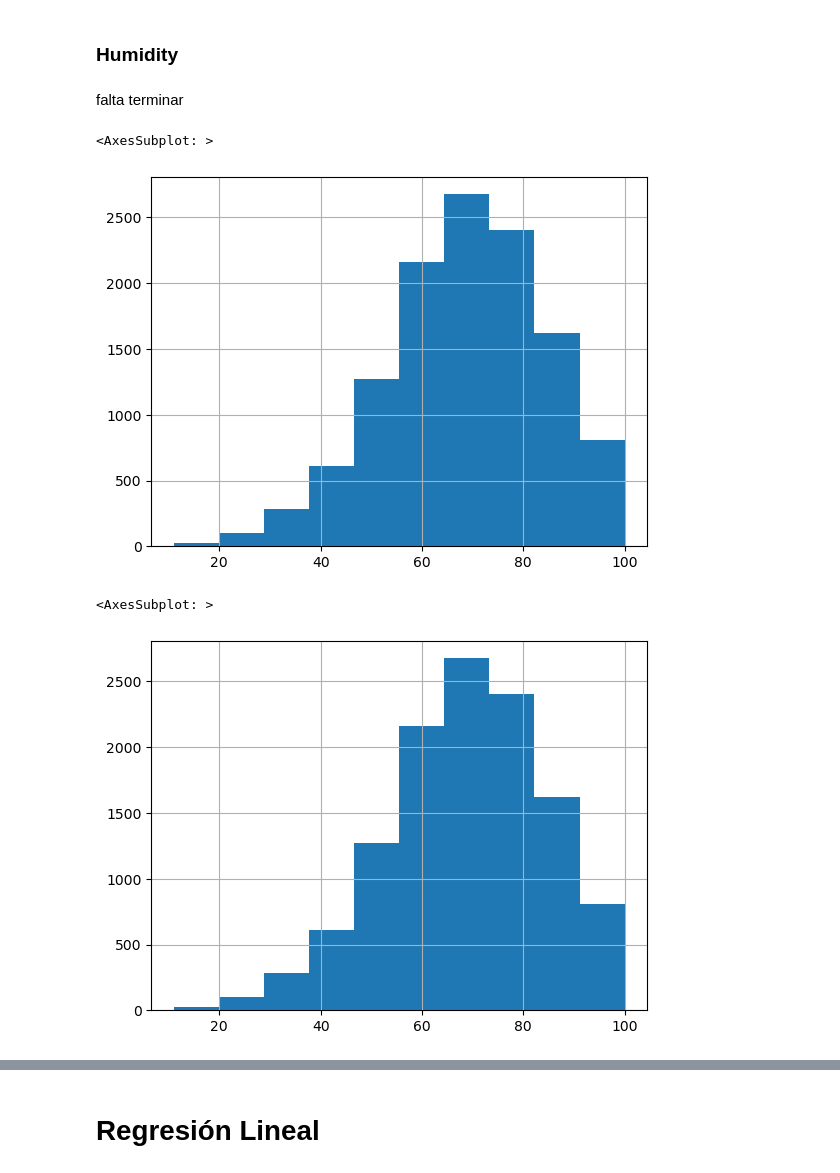
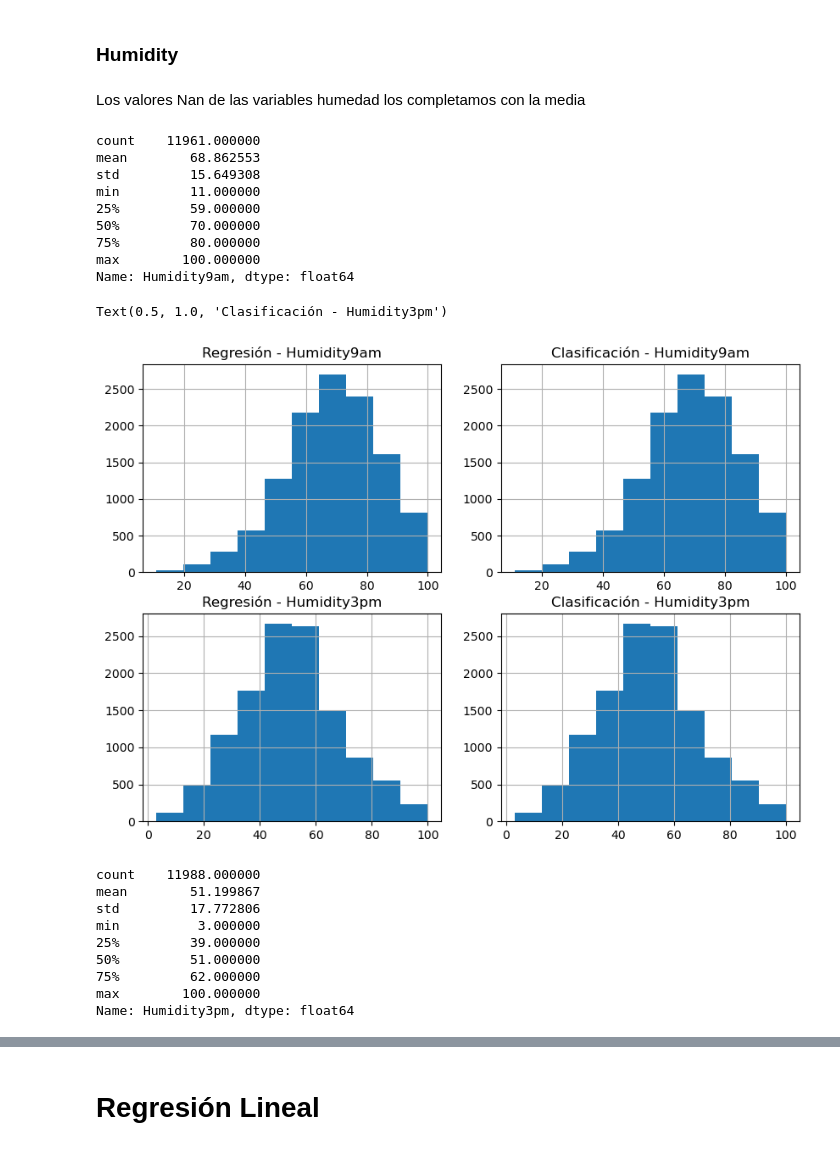
Before and after one commit to Isaiasgaray/aa_1, a Jupyter notebook: notebook_final.ipynb, the cells around one changed output, grey strips where cells are left out. Cells and saved outputs as stored; diff of their text form; code cells hidden in the pictures.

```diff
--- a/notebook_final.ipynb
+++ b/notebook_final.ipynb
@@ -329,15 +354,35 @@ df_reg['WindSpeed3pm'].fillna(df_reg['WindSpeed3pm'], inplace=True)
 df_clas['WindSpeed3pm'].fillna(df_clas['WindSpeed3pm'], inplace=True)
 # %% [markdown]
 ### Humidity
-# %% [markdown]
-falta terminar
+# %% [markdown]
+Los valores Nan de las variables humedad los completamos con la media
 # %%
-df_reg['Humidity9am'].hist()
+df_reg['Humidity9am'].describe()
 # %% [output]
-<AxesSubplot: >
+count    11961.000000
+mean        68.862553
+std         15.649308
+min         11.000000
+25%         59.000000
+50%         70.000000
+75%         80.000000
+max        100.000000
+Name: Humidity9am, dtype: float64
-[figure, removed]
-# %%
-df_clas['Humidity9am'].hist()
-# %% [output]
-<AxesSubplot: >
-[figure, removed]
+# %%
+plt.figure(figsize=(10, 7))
+
+plt.subplot(221)
+df_reg['Humidity9am'].hist()
+plt.title('Regresión - Humidity9am')
+plt.subplot(222)
+df_clas['Humidity9am'].hist()
+plt.title('Clasificación - Humidity9am')
+plt.subplot(223)
+df_reg['Humidity3pm'].hist()
+plt.title('Regresión - Humidity3pm')
+plt.subplot(224)
+df_clas['Humidity3pm'].hist()
+plt.title('Clasificación - Humidity3pm')
+# %% [output]
+Text(0.5, 1.0, 'Clasificación - Humidity3pm')
+[figure, added]
@@ -343,0 +399,12 @@ df_clas['Humidity9am'].hist()
+# %%
+df_clas.Humidity3pm.describe()
+# %% [output]
+count    11988.000000
+mean        51.199867
+std         17.772806
+min          3.000000
+25%         39.000000
+50%         51.000000
+75%         62.000000
+max        100.000000
+Name: Humidity3pm, dtype: float64
```
Also changed, not shown: parts of 78 cells of this notebook.
